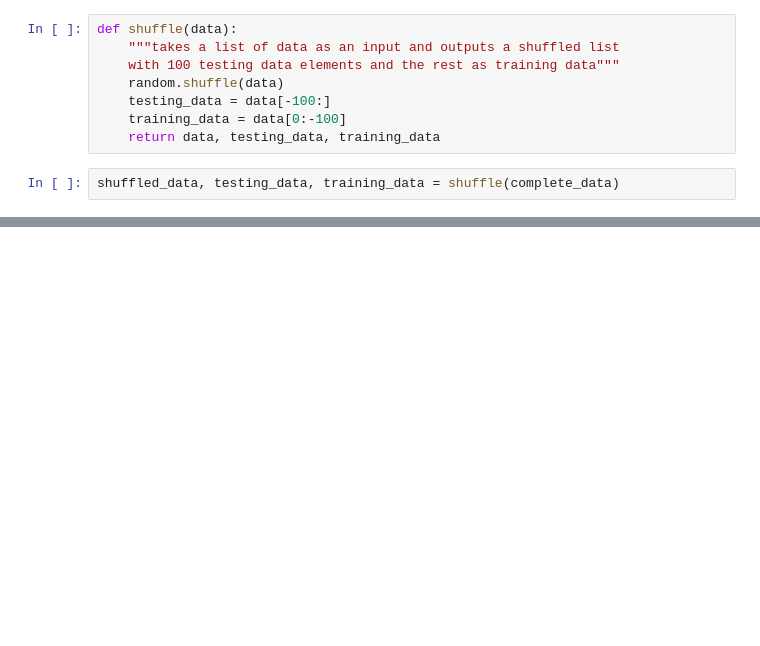
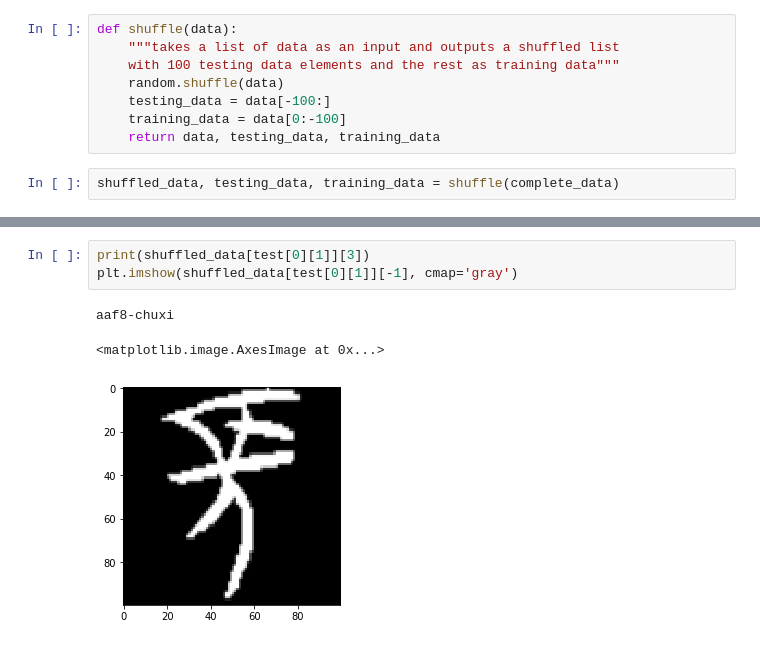
Before and after one commit to matthewgiem/chinese_characters, a Jupyter notebook: fresh_start.ipynb, the cells around one changed output, grey strips where cells are left out. Drawn from its saved outputs; the diff is of its cells as text; blank space fills up the shorter version.

```diff
--- a/fresh_start.ipynb
+++ b/fresh_start.ipynb
@@ -114,0 +194,7 @@ def fingerprint_test(testing, training):
+# %%
+print(shuffled_data[test[0][1]][3])
+plt.imshow(shuffled_data[test[0][1]][-1], cmap='gray')
+# %% [output]
+aaf8-chuxi
+<matplotlib.image.AxesImage at 0x...>
+[figure, added]
```
Also changed, not shown: parts of 18 cells of this notebook.
